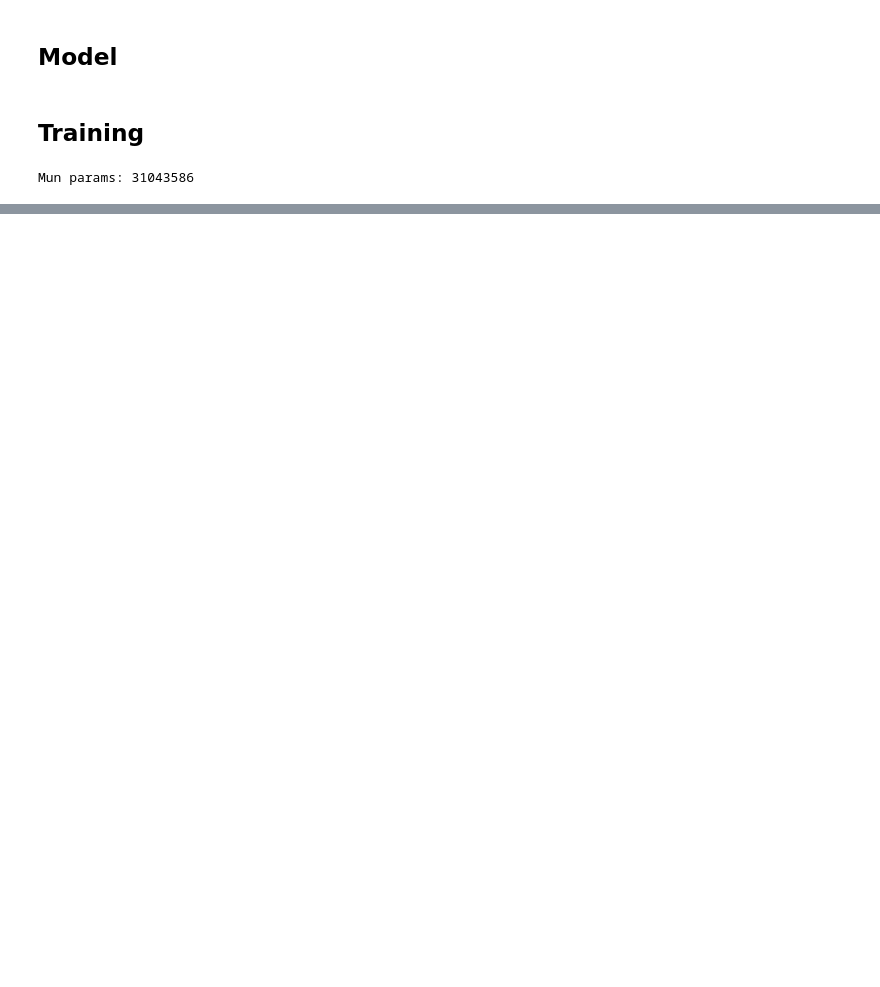
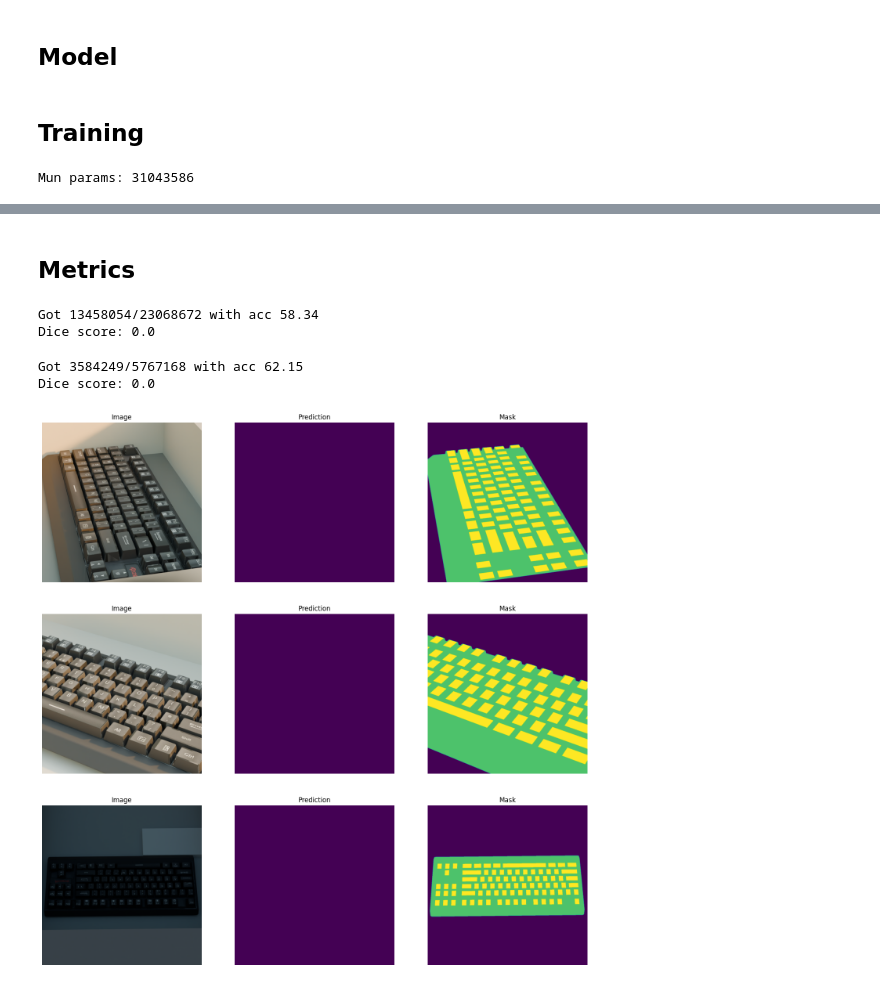
Before and after one commit to UserKrzysztof/KNR-Keyboard-Detection, a Jupyter notebook: code/just_unet.ipynb, the cells around one changed output, grey strips where cells are left out. Saved outputs shown, nothing was run; the diff lists cells and outputs as text; code cells hidden in the pictures; blank space fills up the shorter version.

Commit message:
finished notebook in colab, trained preliminary model

```diff
--- a/code/just_unet.ipynb
+++ b/code/just_unet.ipynb
@@ -205,7 +206,7 @@ class UNet(nn.Module):
 # %% [markdown]
 ## Training
 # %%
-model = torch.compile(UNet().to(device))
+model = UNet().to(device)
 print("Mun params:", sum(p.numel() for p in model.parameters()))
 # %% [output]
 Mun params: 31043586
@@ -248,0 +264,2 @@ ValueError: Using a target size (torch.Size([1, 1, 1080, 1080])) that is differe
+# %% [markdown]
+## Metrics
@@ -248,0 +283,57 @@ ValueError: Using a target size (torch.Size([1, 1, 1080, 1080])) that is differe
+# %%
+check_accuracy(train_loader, model)
+# %% [output]
+Got 13458054/23068672 with acc 58.34
+Dice score: 0.0
+# %%
+check_accuracy(test_loader, model)
+# %% [output]
+Got 3584249/5767168 with acc 62.15
+Dice score: 0.0
+# %%
+train_loader, test_loader = get_images(img_dir, transforms, batch_size=8)
+# %%
+for x,y in test_loader:
+    x = x.to(device)
+    fig , ax =  plt.subplots(3, 3, figsize=(18, 18))
+    softmax = nn.Softmax(dim=1)
+    preds = torch.argmax(softmax(model(x)),axis=1).to('cpu')
+    img1 = np.transpose(np.array(x[0,:,:,:].to('cpu')),(1,2,0))
+    preds1 = np.array(preds[0,:,:])
+    mask1 = np.array(y[0,:,:])
+    img2 = np.transpose(np.array(x[1,:,:,:].to('cpu')),(1,2,0))
+    preds2 = np.array(preds[1,:,:])
+    mask2 = np.array(y[1,:,:])
+    img3 = np.transpose(np.array(x[2,:,:,:].to('cpu')),(1,2,0))
+    preds3 = np.array(preds[2,:,:])
+    mask3 = np.array(y[2,:,:])
+    ax[0,0].set_title('Image')
+    ax[0,1].set_title('Prediction')
+    ax[0,2].set_title('Mask')
+    ax[1,0].set_title('Image')
+    ax[1,1].set_title('Prediction')
+    ax[1,2].set_title('Mask')
+    ax[2,0].set_title('Image')
+    ax[2,1].set_title('Prediction')
+    ax[2,2].set_title('Mask')
+    ax[0][0].axis("off")
+    ax[1][0].axis("off")
+    ax[2][0].axis("off")
+    ax[0][1].axis("off")
+    ax[1][1].axis("off")
+    ax[2][1].axis("off")
+    ax[0][2].axis("off")
+    ax[1][2].axis("off")
+    ax[2][2].axis("off")
+    ax[0][0].imshow(img1)
+    ax[0][1].imshow(preds1)
+    ax[0][2].imshow(np.squeeze(mask1))
+    ax[1][0].imshow(img2)
+    ax[1][1].imshow(preds2)
+    ax[1][2].imshow(np.squeeze(mask2))
+    ax[2][0].imshow(img3)
+    ax[2][1].imshow(preds3)
+    ax[2][2].imshow(np.squeeze(mask3))
+    break
+# %% [output]
+[figure, added]
```
Also changed, not shown: parts of 8 cells of this notebook.
